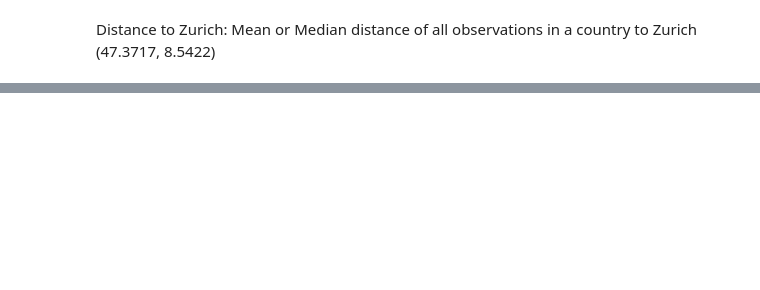
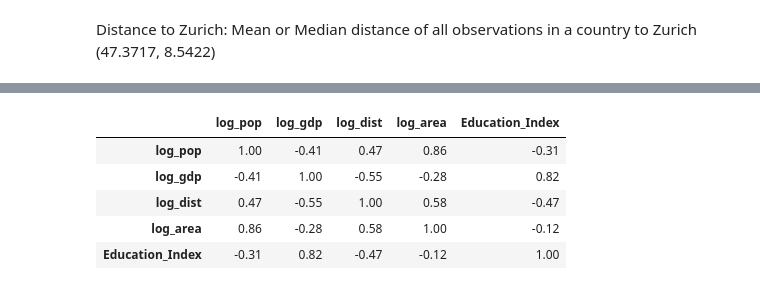
Before and after one commit to yannicknicolaswirz/Master_Thesis, a Jupyter notebook: Code/Part3_Regression.ipynb, the cells around one changed output, grey strips where cells are left out. Saved outputs shown, nothing was run; the diff lists cells and outputs as text; code cells hidden in the pictures; blank space fills up the shorter version.

```diff
--- a/Code/Part3_Regression.ipynb
+++ b/Code/Part3_Regression.ipynb
@@ -81,0 +147,14 @@ Population per country
+# %%
+features = ["log_pop", "log_gdp", "log_dist", "log_area", "Education_Index"]
+X = d[features]
+y = d["log_obs"]
+
+# collinearity
+display(X.corr().round(2))
+# %% [output]
+|  | log_pop | log_gdp | log_dist | log_area | Education_Index |
+| log_pop | 1.00 | -0.41 | 0.47 | 0.86 | -0.31 |
+| log_gdp | -0.41 | 1.00 | -0.55 | -0.28 | 0.82 |
+| log_dist | 0.47 | -0.55 | 1.00 | 0.58 | -0.47 |
+| log_area | 0.86 | -0.28 | 0.58 | 1.00 | -0.12 |
+| Education_Index | -0.31 | 0.82 | -0.47 | -0.12 | 1.00 |
```
Also changed, not shown: parts of 11 cells of this notebook, 13 other files.
